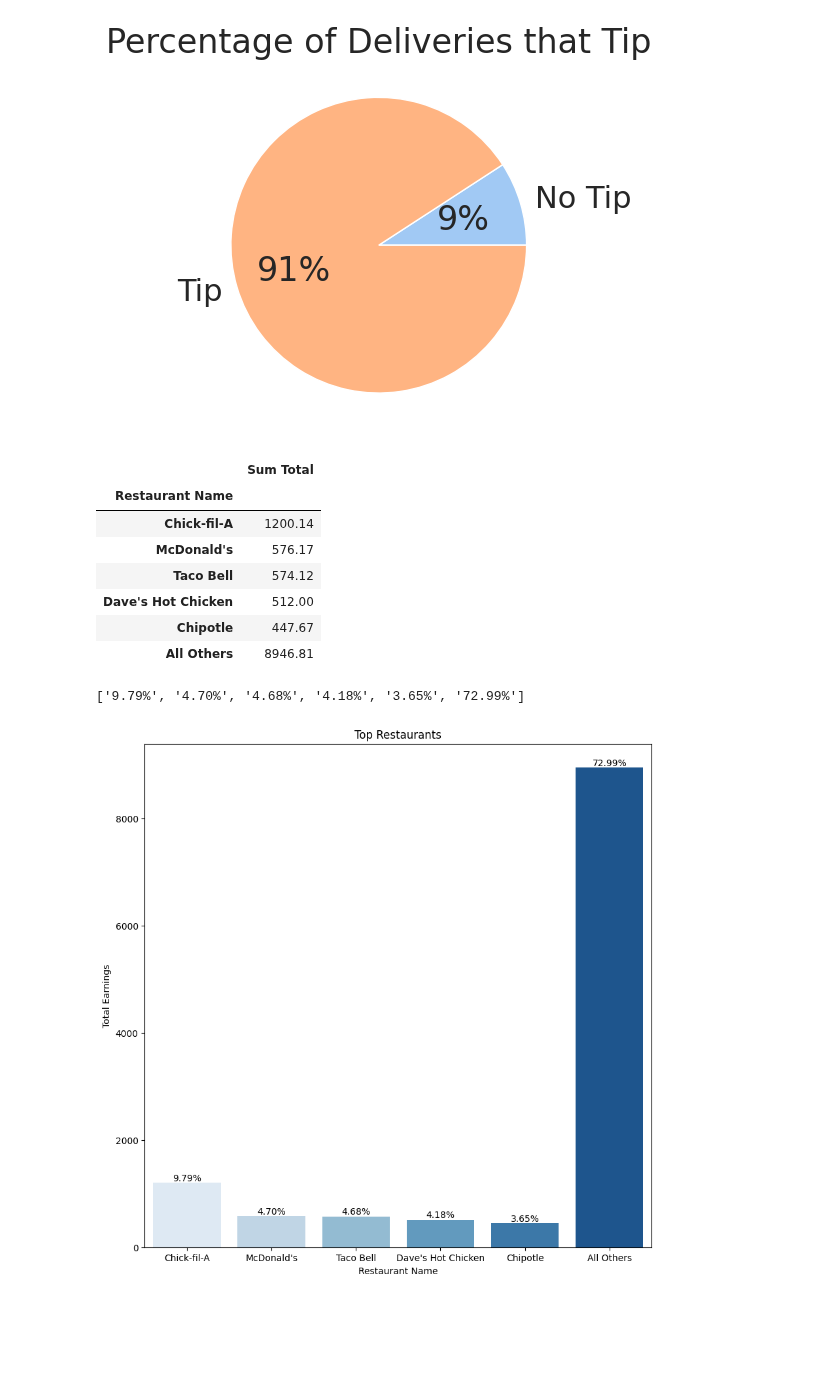
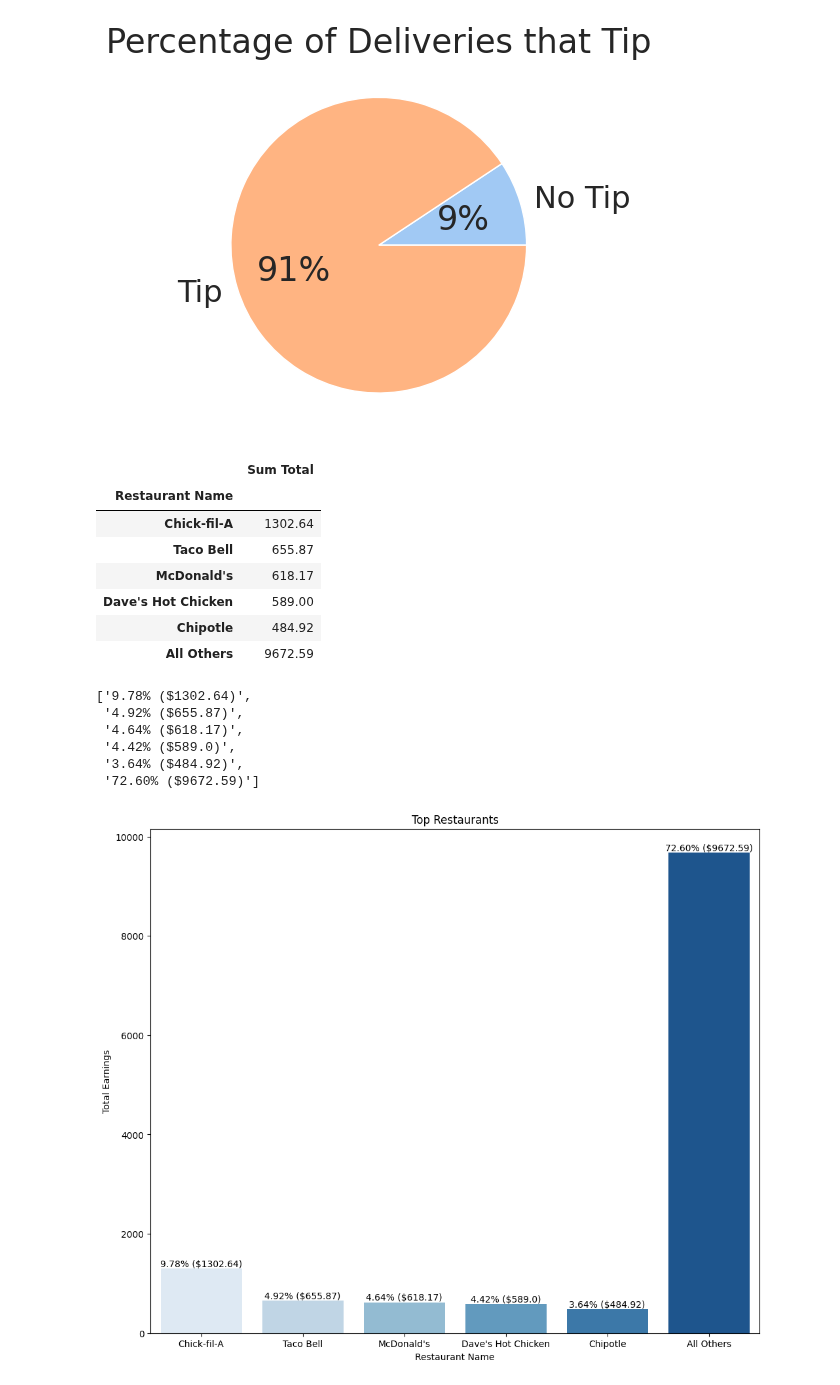
Before and after one commit to Crawford92/DeliveryData, a Jupyter notebook: stats.ipynb, the cells around one changed output. Drawn from its saved outputs; the diff is of its cells as text; code cells hidden in the pictures; blank space fills up the shorter version.

```diff
--- a/stats.ipynb
+++ b/stats.ipynb
@@ -9,7 +9,7 @@ import numpy as np
 #Set to 1 to print diagnostic info
 debugFlag = 0
 #Set to 1 to pull info from RawNames sheet, join GPS, update, and export
-updateGPSFlag = 0
+updateGPSFlag = 1
 # %%
 # IMPORT DATA #
 
@@ -766,40 +765,45 @@ tempDF
 # %% [output]
 |  | Sum Total |
 | Restaurant Name |  |
-| Chick-fil-A | 1200.14 |
-| McDonald's | 576.17 |
-| Taco Bell | 574.12 |
-| Dave's Hot Chicken | 512.00 |
-| Chipotle | 447.67 |
-| All Others | 8946.81 |
+| Chick-fil-A | 1302.64 |
+| Taco Bell | 655.87 |
+| McDonald's | 618.17 |
+| Dave's Hot Chicken | 589.00 |
+| Chipotle | 484.92 |
+| All Others | 9672.59 |
 # %%
 overallContribution = []
 for index, row in tempDF.iterrows():
     x = round(row["Sum Total"] / overallTotal, 4)*100
     x = '%.2f' % x
-    x = str(x) + '%'
+    x = str(x) + '% ($' + str(row["Sum Total"]) + ")"
     overallContribution.append(x)
 overallContribution
 # %% [output]
-['9.79%', '4.70%', '4.68%', '4.18%', '3.65%', '72.99%']
+['9.78% ($1302.64)',
+ '4.92% ($655.87)',
+ '4.64% ($618.17)',
+ '4.42% ($589.0)',
+ '3.64% ($484.92)',
+ '72.60% ($9672.59)']
 # %%
 sns.reset_defaults()
 
-fig, ax = plt.subplots(figsize=(10, 10))
+fig, ax = plt.subplots(figsize=(12, 10))
 sns.barplot(x = tempDF.index,
             y = 'Sum Total',
             data = tempDF,
             palette = "Blues").set(ylabel="Total Earnings", title="Top Restaurants")
 #for i in ax.containers:
 #    ax.bar_label(i,)
 # Show the plot
 #ax.bar_label(ax.containers[0])
 for bars in ax.containers:
         ax.bar_label(bars, labels=overallContribution)
 plt.show()
 plt.close()
 # %% [output]
-[figure, old version]
+[figure, new version]
 # %%
 tempDF = restaurantsDF.sort_values(by=["Deliveries"], ascending=False).copy()
 tempDF = tempDF.head()
```
Also changed, not shown: parts of 34 cells of this notebook.
